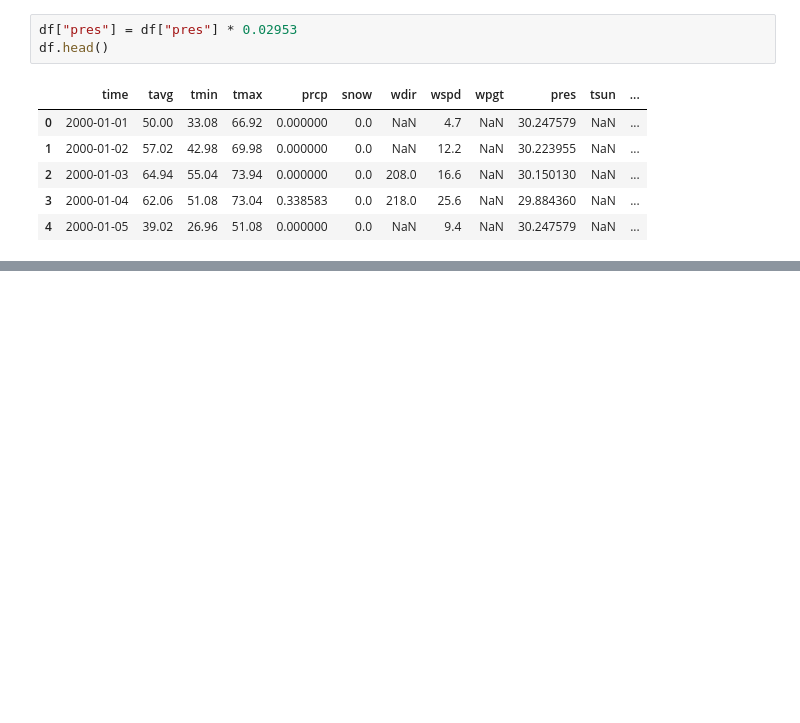
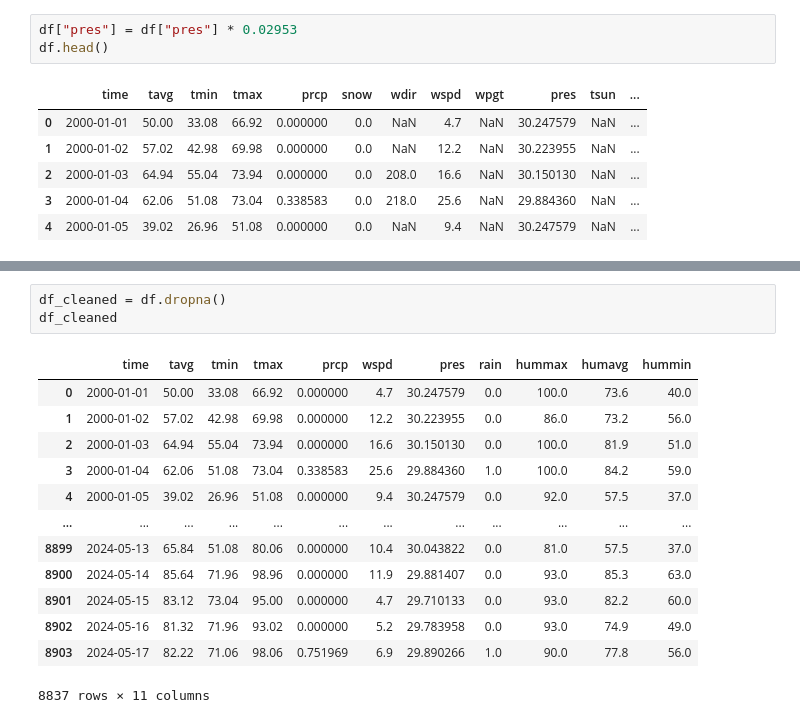
Before and after one commit to Bnrobertson/Rainfall_Project, a Jupyter notebook: Clean_data.ipynb, the cells around one changed output, grey strips where cells are left out. Drawn from its saved outputs; the diff is of its cells as text; blank space fills up the shorter version.

```diff
--- a/Clean_data.ipynb
+++ b/Clean_data.ipynb
@@ -121,0 +122,17 @@ df.head()
+# %%
+df_cleaned = df.dropna()
+df_cleaned
+# %% [output]
+|  | time | tavg | tmin | tmax | prcp | wspd | pres | rain | hummax | humavg | hummin |
+| 0 | 2000-01-01 | 50.00 | 33.08 | 66.92 | 0.000000 | 4.7 | 30.247579 | 0.0 | 100.0 | 73.6 | 40.0 |
+| 1 | 2000-01-02 | 57.02 | 42.98 | 69.98 | 0.000000 | 12.2 | 30.223955 | 0.0 | 86.0 | 73.2 | 56.0 |
+| 2 | 2000-01-03 | 64.94 | 55.04 | 73.94 | 0.000000 | 16.6 | 30.150130 | 0.0 | 100.0 | 81.9 | 51.0 |
+| 3 | 2000-01-04 | 62.06 | 51.08 | 73.04 | 0.338583 | 25.6 | 29.884360 | 1.0 | 100.0 | 84.2 | 59.0 |
+| 4 | 2000-01-05 | 39.02 | 26.96 | 51.08 | 0.000000 | 9.4 | 30.247579 | 0.0 | 92.0 | 57.5 | 37.0 |
+| ... | ... | ... | ... | ... | ... | ... | ... | ... | ... | ... | ... |
+| 8899 | 2024-05-13 | 65.84 | 51.08 | 80.06 | 0.000000 | 10.4 | 30.043822 | 0.0 | 81.0 | 57.5 | 37.0 |
+| 8900 | 2024-05-14 | 85.64 | 71.96 | 98.96 | 0.000000 | 11.9 | 29.881407 | 0.0 | 93.0 | 85.3 | 63.0 |
+| 8901 | 2024-05-15 | 83.12 | 73.04 | 95.00 | 0.000000 | 4.7 | 29.710133 | 0.0 | 93.0 | 82.2 | 60.0 |
+| 8902 | 2024-05-16 | 81.32 | 71.96 | 93.02 | 0.000000 | 5.2 | 29.783958 | 0.0 | 93.0 | 74.9 | 49.0 |
+| 8903 | 2024-05-17 | 82.22 | 71.06 | 98.06 | 0.751969 | 6.9 | 29.890266 | 1.0 | 90.0 | 77.8 | 56.0 |
+8837 rows × 11 columns
```
Also changed, not shown: parts of 7 cells of this notebook, 2 other files.
